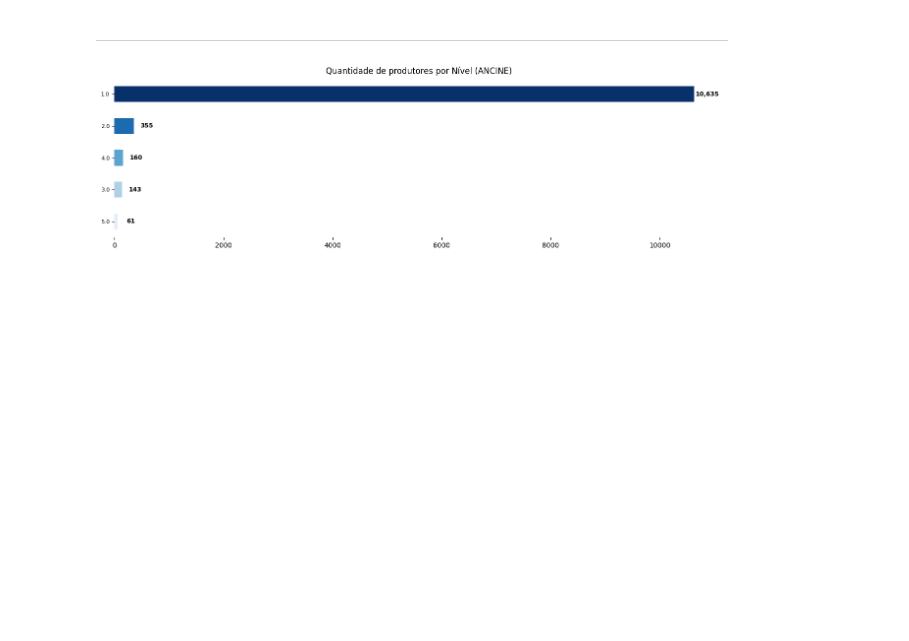
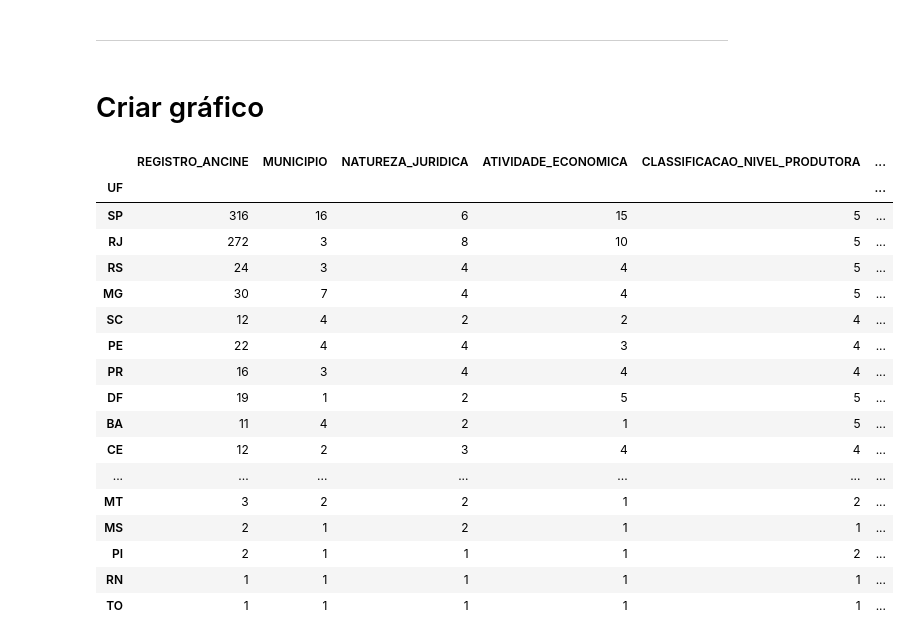
Before and after one commit to fonsecadados/AgenciaNacionalDoCinema_ANCINE, a Jupyter notebook: ANCINE_DesafiosEOportunidades.ipynb, the cells around one changed output. Saved outputs shown, nothing was run; the diff lists cells and outputs as text; code cells hidden in the pictures; blank space fills up the shorter version.

```diff
--- a/ANCINE_DesafiosEOportunidades.ipynb
+++ b/ANCINE_DesafiosEOportunidades.ipynb
@@ -1419,29 +1491,46 @@ R2 0.057911865242113225
 [figure]
 # %% [markdown]
 ---
-# %%
-nivel_produtora_5 = agnts_tabela_unificada[agnts_tabela_unificada['CLASSIFICACAO_NIVEL_PRODUTORA'] == 5.0]
-nivel_produtora_4 = agnts_tabela_unificada[agnts_tabela_unificada['CLASSIFICACAO_NIVEL_PRODUTORA'] == 4.0]
-nivel_produtora_3 = agnts_tabela_unificada[agnts_tabela_unificada['CLASSIFICACAO_NIVEL_PRODUTORA'] == 3.0]
-
-nivel_produtora = agnts_tabela_unificada['CLASSIFICACAO_NIVEL_PRODUTORA'].value_counts()
-plt.figure(figsize=(13,4))
-cores = plt.cm.Blues(np.linspace(0.1, 1, len(nivel_produtora)))
-ax = nivel_produtora.sort_values(ascending=True).plot(kind='barh', color=cores)
-
-for n in ax.patches:
-        ax.annotate(format(n.get_width(), ',.0f'),
-                (n.get_width(), n.get_y() + n.get_height() / 2.),
-                ha='center', va='center',
-                xytext=(19, 0),
-                textcoords='offset points',
-                fontsize=9, fontweight='bold')
-
-plt.ylabel(None)
-plt.title('Quantidade de produtores por Nível (ANCINE)')
-plt.yticks(fontsize=8)
-plt.box(False)
-plt.tight_layout()
-plt.show()
-# %% [output]
-[figure, removed]
+# %% [markdown]
+# Criar gráfico
+# %%
+df_teste_groupby_2 = produtoras_proj_renun_fiscal.copy()
+
+df_teste_groupby_2 = df_teste_groupby_2[['REGISTRO_ANCINE', 'UF', 'MUNICIPIO', 'NATUREZA_JURIDICA',
+       'ATIVIDADE_ECONOMICA', 'CLASSIFICACAO_NIVEL_PRODUTORA',
+       'TITULO_PROJETO', 'LEI_8313', 'ART1', 'ART1A', 'ART3', 'ART3A', 'ART39',
+       'FUNCINES', 'TOTAL_CAPTADO', 'DT_1_LIBERACAO']]
+
+teste_groupby_2 = df_teste_groupby_2.groupby('UF').nunique().sort_values(by='ART1A', ascending=False)
+
+###############################
+
+df_teste_groupby_3 = produtoras_proj_fsa_desembolso.copy()
+
+df_teste_groupby_3 = df_teste_groupby_3[['REGISTRO_ANCINE',
+       'UF', 'MUNICIPIO', 'NATUREZA_JURIDICA',
+       'CLASSIFICACAO_NIVEL_PRODUTORA',
+       'TITULO_PROJETO', 'VL_CONTRATO_DOU',
+       'DT_PRIMEIRO_DESEMBOLSO', 'VL_TOTAL_LIBERADO']]
+
+teste_groupby_3 = df_teste_groupby_3.groupby('UF').nunique().sort_values(by='VL_TOTAL_LIBERADO', ascending=False)
+teste_groupby_2
+# %% [output]
+|  | REGISTRO_ANCINE | MUNICIPIO | NATUREZA_JURIDICA | ATIVIDADE_ECONOMICA | CLASSIFICACAO_NIVEL_PRODUTORA | ... |
+| UF |  |  |  |  |  | ... |
+| SP | 316 | 16 | 6 | 15 | 5 | ... |
+| RJ | 272 | 3 | 8 | 10 | 5 | ... |
+| RS | 24 | 3 | 4 | 4 | 5 | ... |
+| MG | 30 | 7 | 4 | 4 | 5 | ... |
+| SC | 12 | 4 | 2 | 2 | 4 | ... |
+| PE | 22 | 4 | 4 | 3 | 4 | ... |
+| PR | 16 | 3 | 4 | 4 | 4 | ... |
+| DF | 19 | 1 | 2 | 5 | 5 | ... |
+| BA | 11 | 4 | 2 | 1 | 5 | ... |
+| CE | 12 | 2 | 3 | 4 | 4 | ... |
+| ... | ... | ... | ... | ... | ... | ... |
+| MT | 3 | 2 | 2 | 1 | 2 | ... |
+| MS | 2 | 1 | 2 | 1 | 1 | ... |
+| PI | 2 | 1 | 1 | 1 | 2 | ... |
+| RN | 1 | 1 | 1 | 1 | 1 | ... |
+| TO | 1 | 1 | 1 | 1 | 1 | ... |
```
Also changed, not shown: parts of 16 cells of this notebook.
